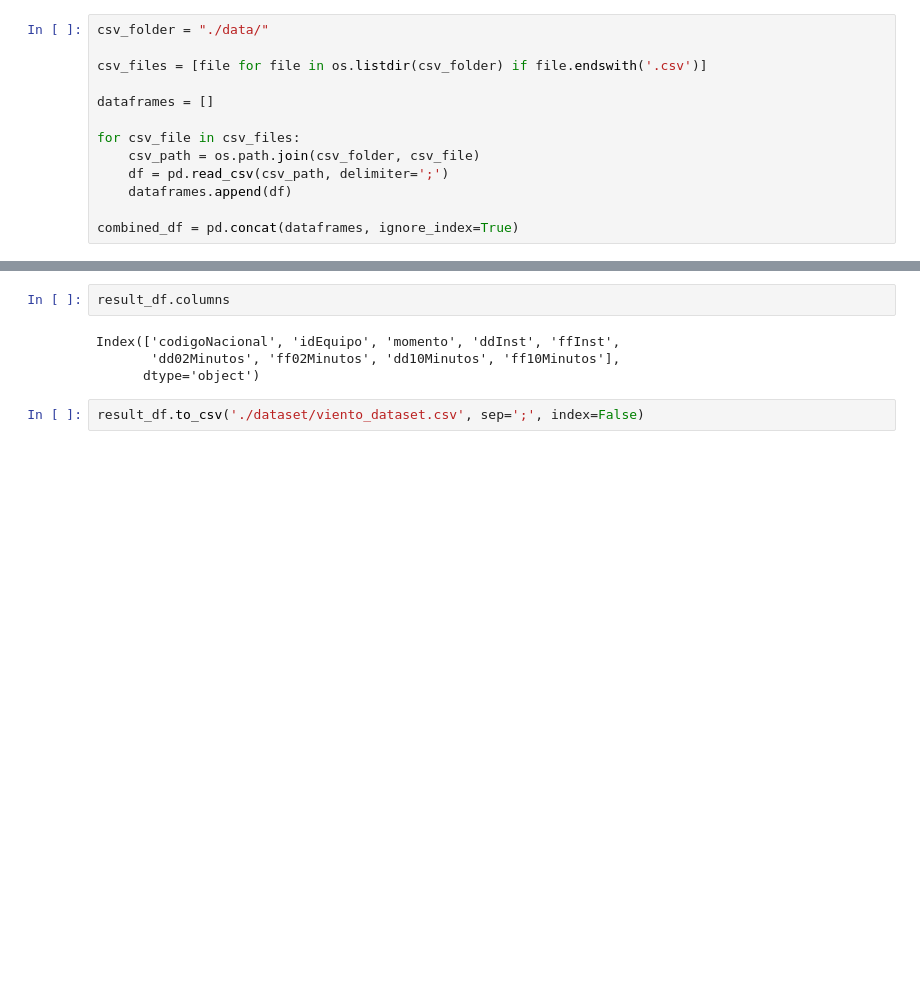
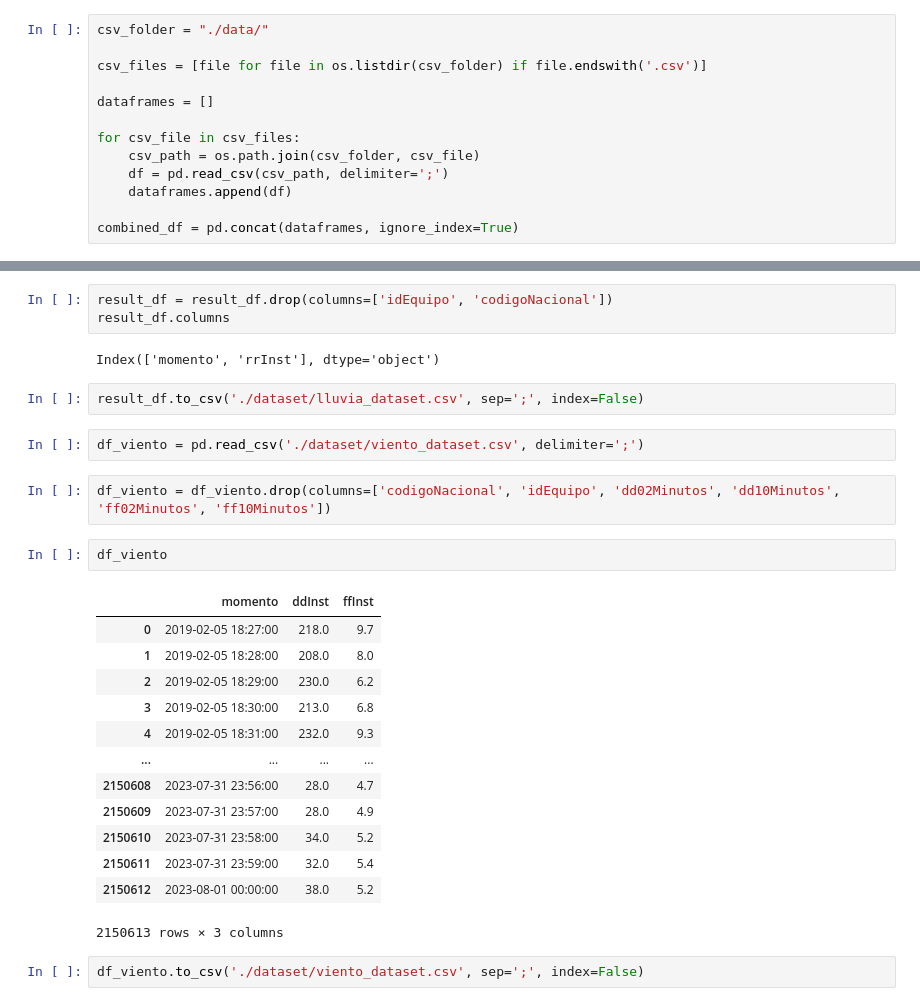
Before and after one commit to sebastiantare/climateimpactelectricanalysis, a Jupyter notebook: meteochile/ScrapData.ipynb, the cells around one changed output, grey strips where cells are left out. Cells and saved outputs as stored; diff of their text form; blank space fills up the shorter version.

Commit message:
Reduced datasets size

```diff
--- a/meteochile/ScrapData.ipynb
+++ b/meteochile/ScrapData.ipynb
@@ -174,9 +204,30 @@ memory usage: 147.7+ MB
  dtype: int64)
-# %%
-result_df.columns
-# %% [output]
-Index(['codigoNacional', 'idEquipo', 'momento', 'ddInst', 'ffInst',
-       'dd02Minutos', 'ff02Minutos', 'dd10Minutos', 'ff10Minutos'],
-      dtype='object')
+# %%
+result_df = result_df.drop(columns=['idEquipo', 'codigoNacional'])
+result_df.columns
+# %% [output]
+Index(['momento', 'rrInst'], dtype='object')
 # %%
-result_df.to_csv('./dataset/viento_dataset.csv', sep=';', index=False)
+result_df.to_csv('./dataset/lluvia_dataset.csv', sep=';', index=False)
+# %%
+df_viento = pd.read_csv('./dataset/viento_dataset.csv', delimiter=';')
+# %%
+df_viento = df_viento.drop(columns=['codigoNacional', 'idEquipo', 'dd02Minutos', 'dd10Minutos', 'ff02Minutos', 'ff10Minutos'])
+# %%
+df_viento
+# %% [output]
+|  | momento | ddInst | ffInst |
+| 0 | 2019-02-05 18:27:00 | 218.0 | 9.7 |
+| 1 | 2019-02-05 18:28:00 | 208.0 | 8.0 |
+| 2 | 2019-02-05 18:29:00 | 230.0 | 6.2 |
+| 3 | 2019-02-05 18:30:00 | 213.0 | 6.8 |
+| 4 | 2019-02-05 18:31:00 | 232.0 | 9.3 |
+| ... | ... | ... | ... |
+| 2150608 | 2023-07-31 23:56:00 | 28.0 | 4.7 |
+| 2150609 | 2023-07-31 23:57:00 | 28.0 | 4.9 |
+| 2150610 | 2023-07-31 23:58:00 | 34.0 | 5.2 |
+| 2150611 | 2023-07-31 23:59:00 | 32.0 | 5.4 |
+| 2150612 | 2023-08-01 00:00:00 | 38.0 | 5.2 |
+2150613 rows × 3 columns
+# %%
+df_viento.to_csv('./dataset/viento_dataset.csv', sep=';', index=False)
```
Also changed, not shown: parts of 7 cells of this notebook, 6 other files.
